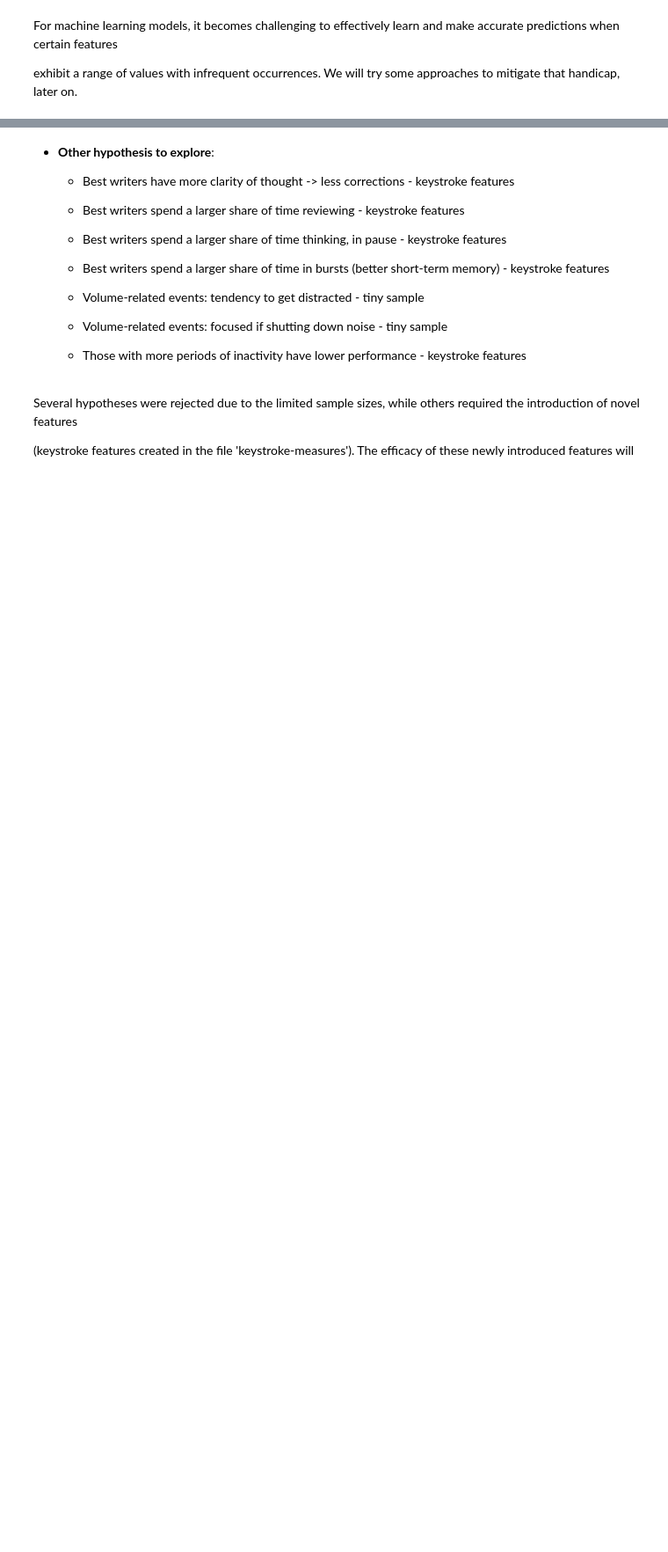
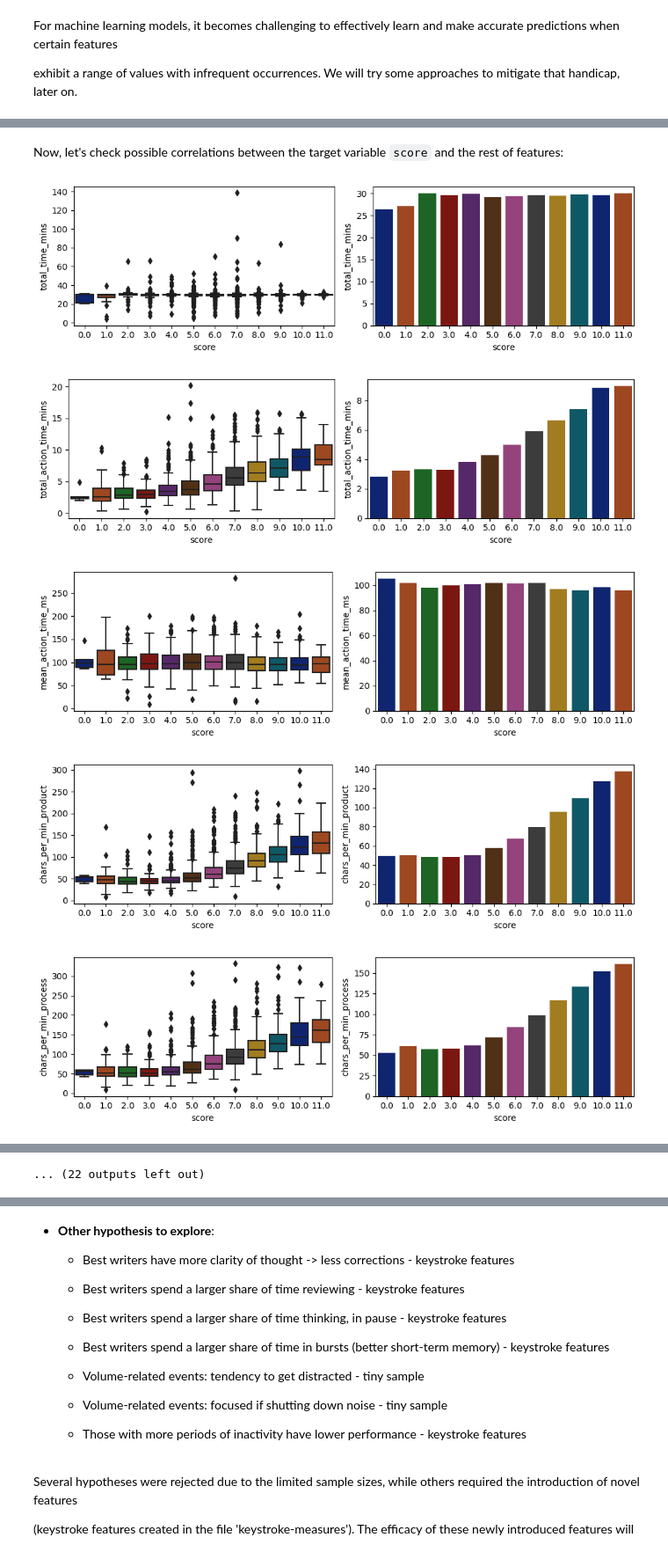
Before and after one commit to sergiogmad/process-quality-writing, a Jupyter notebook: process-vs-quality-in-writing.ipynb, the cells around one changed output, grey strips where cells are left out. Shown at 88% size. Drawn from its saved outputs; the diff is of its cells as text; code cells hidden in the pictures; blank space fills up the shorter version.

```diff
--- a/process-vs-quality-in-writing.ipynb
+++ b/process-vs-quality-in-writing.ipynb
@@ -297,0 +336,16 @@ exhibit a range of values with infrequent occurrences. We will try some approach
+# %% [markdown]
+Now, let's check possible correlations between the target variable `score` and the rest of features:
+# %%
+for column in simplified_train_logs.columns:
+    if column not in ('num_control_key', 'num_events'):
+        fig, axes = plt.subplots(1, 2, figsize=(10, 3))
+        sns.boxplot(x=train_scores.score, y=simplified_train_logs[column], palette='dark', ax=axes[0]);
+        sns.barplot(x=train_scores.score, y=simplified_train_logs[column], ci=None, palette='dark', ax=axes[1]);
+        plt.tight_layout()
+        plt.show()
+# %% [output]
+[figure, added]
+[figure, added]
+[figure, added]
+[figure, added]
+[figure, added]
@@ -297,0 +359 @@ exhibit a range of values with infrequent occurrences. We will try some approach
+... (22 outputs left out)
```
Also changed, not shown: parts of 22 cells of this notebook.
